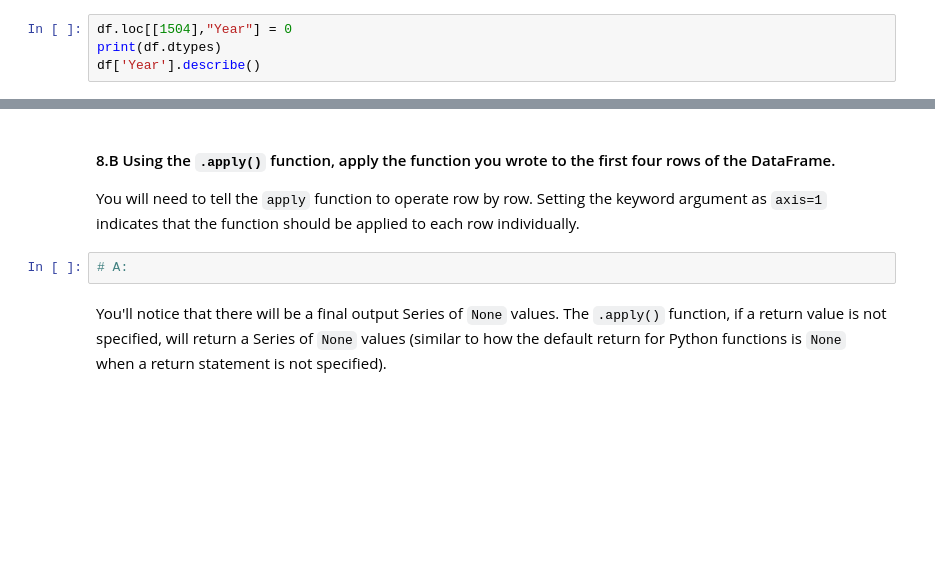
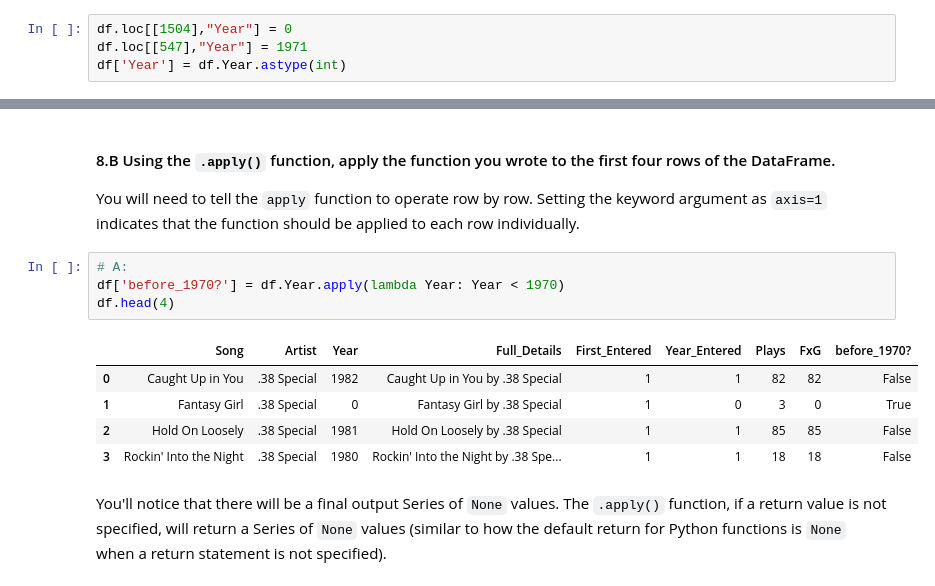
Before and after one commit to RhysZH/DAT9-Exercises-GA, a Jupyter notebook: eda-data_cleaning_intro-lab-master/pandas-cleaning-apply.ipynb, the cells around one changed output, grey strips where cells are left out. Cells and saved outputs as stored; diff of their text form; blank space fills up the shorter version.

```diff
--- a/eda-data_cleaning_intro-lab-master/pandas-cleaning-apply.ipynb
+++ b/eda-data_cleaning_intro-lab-master/pandas-cleaning-apply.ipynb
@@ -232,5 +232,5 @@ Error at index 1504:'SONGFACTS.COM'
 #### 6.C. Clean up the data. Normally we may replace the offending data with null np.nan values, however we previously converted all of the nan values in the release column to zeros so we might as well continue with the same practice. Replacing with 0 (or nan) will allow us to convert the column to numeric.
 # %%
 df.loc[[1504],"Year"] = 0
-print(df.dtypes)
-df['Year'].describe()
+df.loc[[547],"Year"] = 1971
+df['Year'] = df.Year.astype(int)
@@ -286,8 +282,16 @@ Let's say we want to traverse every single row in our data set and apply a funct
 #### 8.B Using the `.apply()` function, apply the function you wrote to the first four rows of the DataFrame.
 
 You will need to tell the `apply` function to operate row by row. Setting the keyword argument as `axis=1` indicates that the function should be applied to each row individually.
-# %%
-# A:
+# %%
+# A:
+df['before_1970?'] = df.Year.apply(lambda Year: Year < 1970)
+df.head(4)
+# %% [output]
+|  | Song | Artist | Year | Full_Details | First_Entered | Year_Entered | Plays | FxG | before_1970? |
+| 0 | Caught Up in You | .38 Special | 1982 | Caught Up in You by .38 Special | 1 | 1 | 82 | 82 | False |
+| 1 | Fantasy Girl | .38 Special | 0 | Fantasy Girl by .38 Special | 1 | 0 | 3 | 0 | True |
+| 2 | Hold On Loosely | .38 Special | 1981 | Hold On Loosely by .38 Special | 1 | 1 | 85 | 85 | False |
+| 3 | Rockin' Into the Night | .38 Special | 1980 | Rockin' Into the Night by .38 Spe... | 1 | 1 | 18 | 18 | False |
 # %% [markdown]
 You'll notice that there will be a final output Series of `None` values. The `.apply()` function, if a return value is not specified, will return a Series of `None` values (similar to how the default return for Python functions is `None` when a return statement is not specified).
 # %% [markdown]
```
Also changed, not shown: parts of 6 cells of this notebook.
